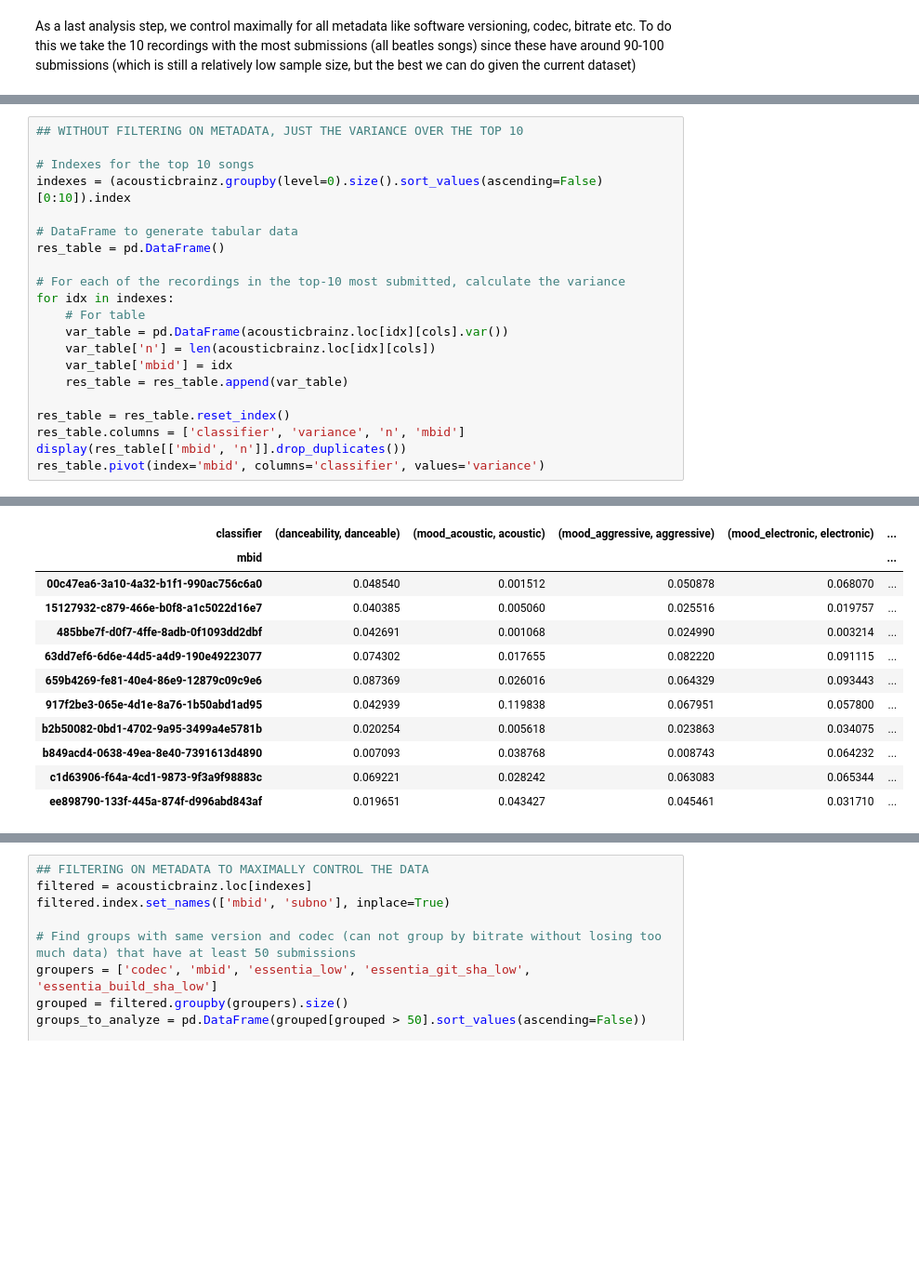
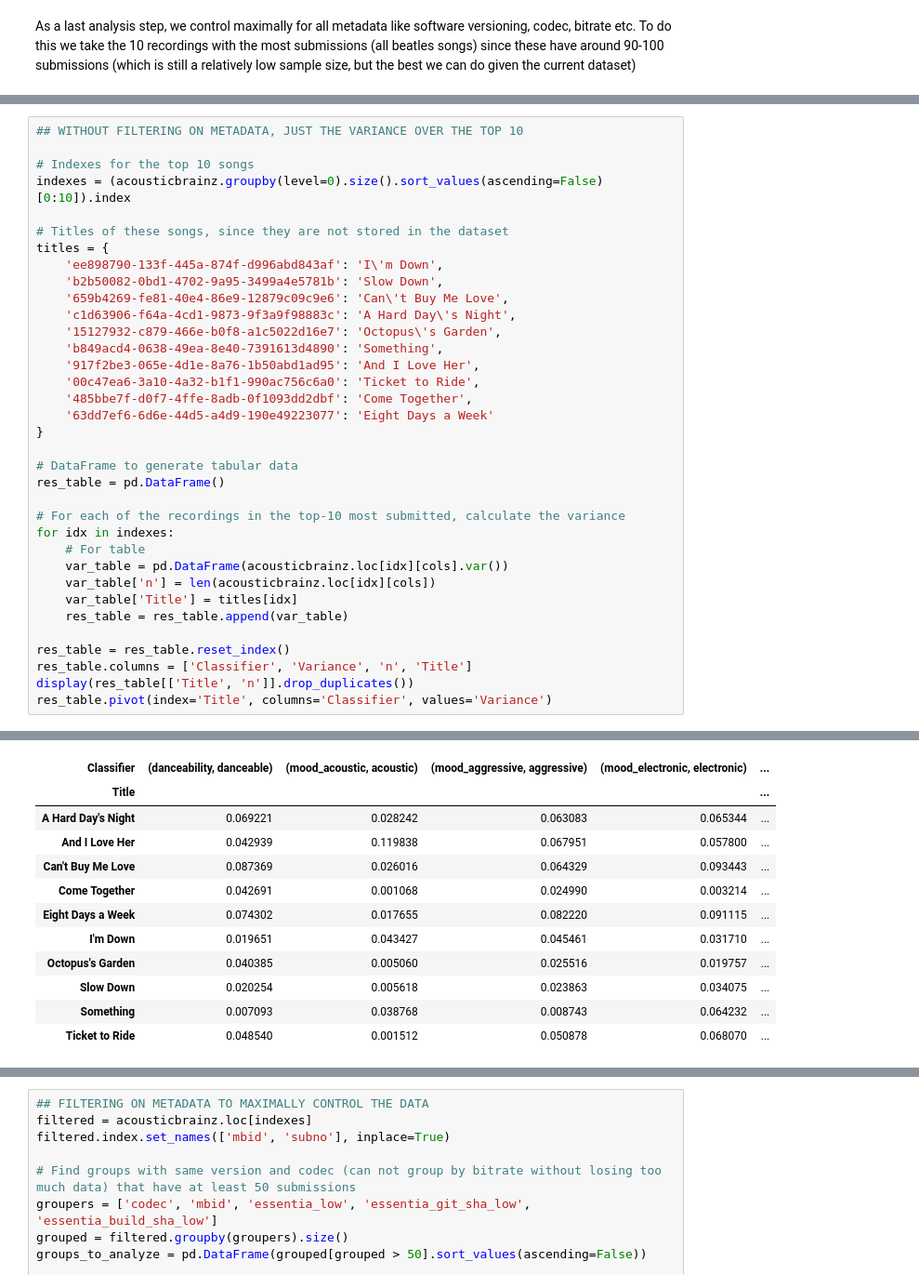
Before and after one commit to chrismostert/Thesis, a Jupyter notebook: Variance top-10.ipynb, the cells around one changed output, grey strips where cells are left out. Shown: that part at 93% size. Cells and saved outputs as stored; diff of their text form; blank space fills up the shorter version.

```diff
--- a/Variance top-10.ipynb
+++ b/Variance top-10.ipynb
@@ -33,6 +33,20 @@ acousticbrainz = pd.read_hdf(Path.cwd() / 'datasets' / 'acousticbrainzV3.h5')
 
 # Indexes for the top 10 songs
 indexes = (acousticbrainz.groupby(level=0).size().sort_values(ascending=False)[0:10]).index
+
+# Titles of these songs, since they are not stored in the dataset
+titles = {
+    'ee898790-133f-445a-874f-d996abd843af': 'I\'m Down',
+    'b2b50082-0bd1-4702-9a95-3499a4e5781b': 'Slow Down',
+    '659b4269-fe81-40e4-86e9-12879c09c9e6': 'Can\'t Buy Me Love',
+    'c1d63906-f64a-4cd1-9873-9f3a9f98883c': 'A Hard Day\'s Night',
+    '15127932-c879-466e-b0f8-a1c5022d16e7': 'Octopus\'s Garden',
+    'b849acd4-0638-49ea-8e40-7391613d4890': 'Something',
+    '917f2be3-065e-4d1e-8a76-1b50abd1ad95': 'And I Love Her',
+    '00c47ea6-3a10-4a32-b1f1-990ac756c6a0': 'Ticket to Ride',
+    '485bbe7f-d0f7-4ffe-8adb-0f1093dd2dbf': 'Come Together',
+    '63dd7ef6-6d6e-44d5-a4d9-190e49223077': 'Eight Days a Week'
+}
 
 # DataFrame to generate tabular data
 res_table = pd.DataFrame()
@@ -42,11 +56,11 @@ for idx in indexes:
     # For table
     var_table = pd.DataFrame(acousticbrainz.loc[idx][cols].var())
     var_table['n'] = len(acousticbrainz.loc[idx][cols])
-    var_table['mbid'] = idx
+    var_table['Title'] = titles[idx]
     res_table = res_table.append(var_table)
 
 res_table = res_table.reset_index()
-res_table.columns = ['classifier', 'variance', 'n', 'mbid']
-display(res_table[['mbid', 'n']].drop_duplicates())
-res_table.pivot(index='mbid', columns='classifier', values='variance')
+res_table.columns = ['Classifier', 'Variance', 'n', 'Title']
+display(res_table[['Title', 'n']].drop_duplicates())
+res_table.pivot(index='Title', columns='Classifier', values='Variance')
 # %% [output]
@@ -64,12 +78,12 @@ res_table.pivot(index='mbid', columns='classifier', values='variance')
-| classifier | (danceability, danceable) | (mood_acoustic, acoustic) | (mood_aggressive, aggressive) | (mood_electronic, electronic) | ... |
-| mbid |  |  |  |  | ... |
-| 00c47ea6-3a10-4a32-b1f1-990ac756c6a0 | 0.048540 | 0.001512 | 0.050878 | 0.068070 | ... |
-| 15127932-c879-466e-b0f8-a1c5022d16e7 | 0.040385 | 0.005060 | 0.025516 | 0.019757 | ... |
-| 485bbe7f-d0f7-4ffe-8adb-0f1093dd2dbf | 0.042691 | 0.001068 | 0.024990 | 0.003214 | ... |
-| 63dd7ef6-6d6e-44d5-a4d9-190e49223077 | 0.074302 | 0.017655 | 0.082220 | 0.091115 | ... |
-| 659b4269-fe81-40e4-86e9-12879c09c9e6 | 0.087369 | 0.026016 | 0.064329 | 0.093443 | ... |
-| 917f2be3-065e-4d1e-8a76-1b50abd1ad95 | 0.042939 | 0.119838 | 0.067951 | 0.057800 | ... |
-| b2b50082-0bd1-4702-9a95-3499a4e5781b | 0.020254 | 0.005618 | 0.023863 | 0.034075 | ... |
-| b849acd4-0638-49ea-8e40-7391613d4890 | 0.007093 | 0.038768 | 0.008743 | 0.064232 | ... |
-| c1d63906-f64a-4cd1-9873-9f3a9f98883c | 0.069221 | 0.028242 | 0.063083 | 0.065344 | ... |
-| ee898790-133f-445a-874f-d996abd843af | 0.019651 | 0.043427 | 0.045461 | 0.031710 | ... |
+| Classifier | (danceability, danceable) | (mood_acoustic, acoustic) | (mood_aggressive, aggressive) | (mood_electronic, electronic) | ... |
+| Title |  |  |  |  | ... |
+| A Hard Day's Night | 0.069221 | 0.028242 | 0.063083 | 0.065344 | ... |
+| And I Love Her | 0.042939 | 0.119838 | 0.067951 | 0.057800 | ... |
+| Can't Buy Me Love | 0.087369 | 0.026016 | 0.064329 | 0.093443 | ... |
+| Come Together | 0.042691 | 0.001068 | 0.024990 | 0.003214 | ... |
+| Eight Days a Week | 0.074302 | 0.017655 | 0.082220 | 0.091115 | ... |
+| I'm Down | 0.019651 | 0.043427 | 0.045461 | 0.031710 | ... |
+| Octopus's Garden | 0.040385 | 0.005060 | 0.025516 | 0.019757 | ... |
+| Slow Down | 0.020254 | 0.005618 | 0.023863 | 0.034075 | ... |
+| Something | 0.007093 | 0.038768 | 0.008743 | 0.064232 | ... |
+| Ticket to Ride | 0.048540 | 0.001512 | 0.050878 | 0.068070 | ... |
```
Also changed, not shown: parts of 7 cells of this notebook, 3 other files.
